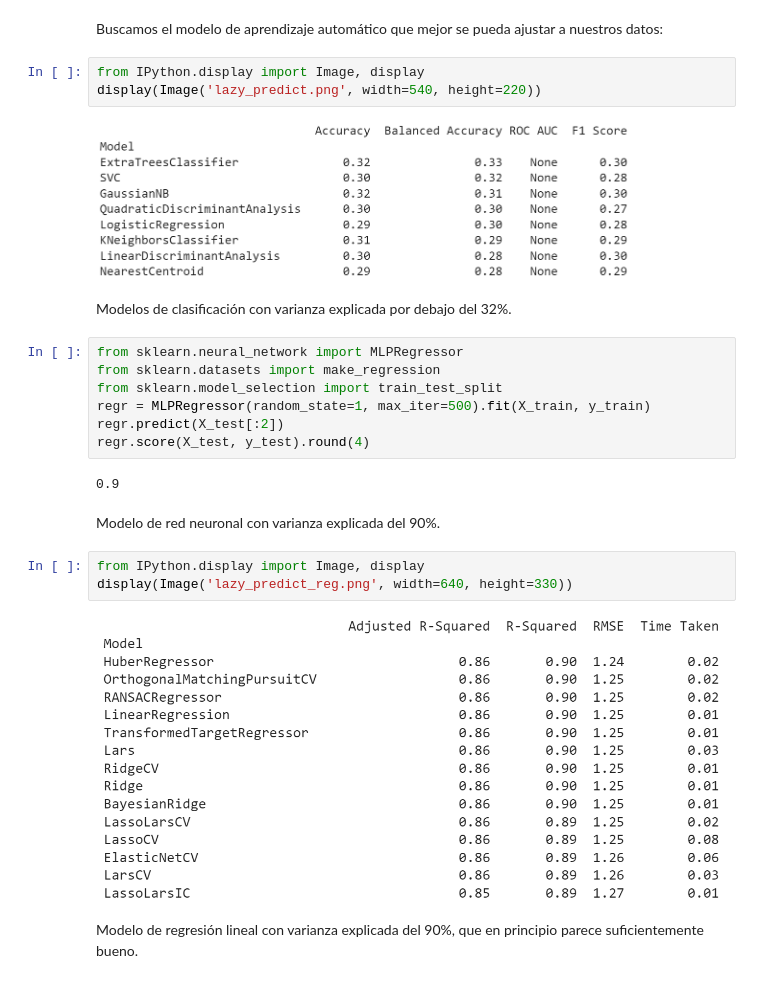
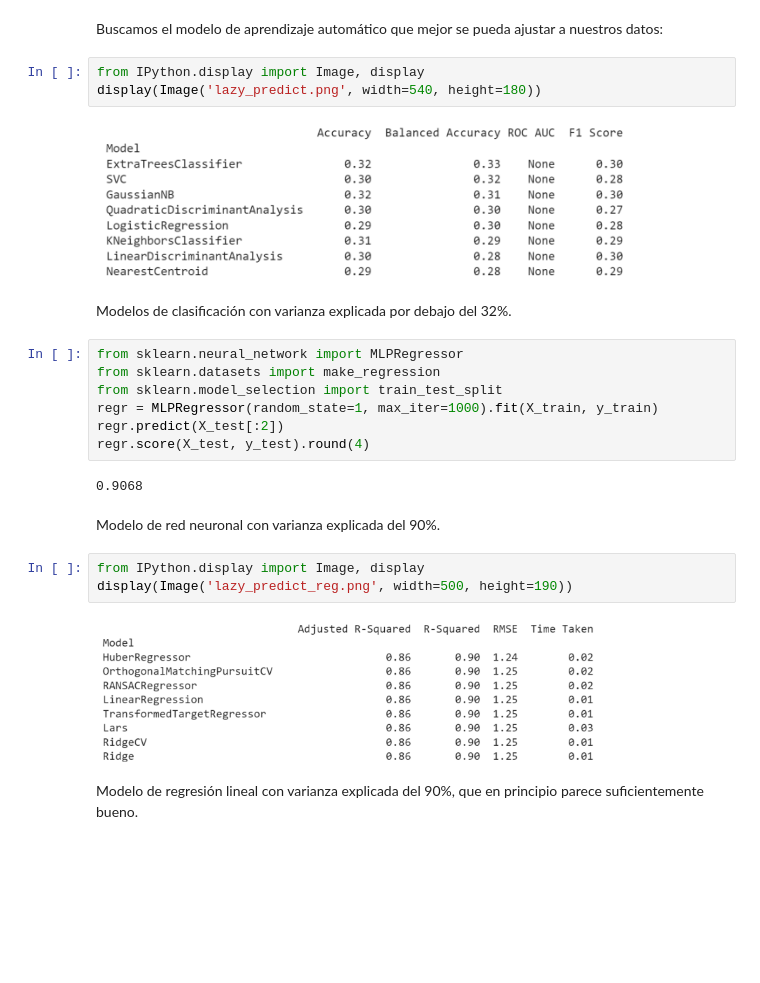
Before and after one commit to aar-x/random_league, a Jupyter notebook: M12_Una_liga_cualquiera.ipynb, the cells around one changed output. Saved outputs shown, nothing was run; the diff lists cells and outputs as text; blank space fills up the shorter version.

```diff
--- a/M12_Una_liga_cualquiera.ipynb
+++ b/M12_Una_liga_cualquiera.ipynb
@@ -371,27 +371,27 @@ Nos queda encontrar el modelo que mejor se ajuste y con mayor precisión nos per
 Buscamos el modelo de aprendizaje automático que mejor se pueda ajustar a nuestros datos:
 # %%
 from IPython.display import Image, display
-display(Image('lazy_predict.png', width=540, height=220))
+display(Image('lazy_predict.png', width=540, height=180))
 # %% [output]
-[figure, old version]
+[figure, new version]
 # %% [markdown]
 Modelos de clasificación con varianza explicada por debajo del 32%.
 # %%
 from sklearn.neural_network import MLPRegressor
 from sklearn.datasets import make_regression
 from sklearn.model_selection import train_test_split
-regr = MLPRegressor(random_state=1, max_iter=500).fit(X_train, y_train)
+regr = MLPRegressor(random_state=1, max_iter=1000).fit(X_train, y_train)
 regr.predict(X_test[:2])
 regr.score(X_test, y_test).round(4)
 # %% [output]
-0.9
+0.9068
 # %% [markdown]
 Modelo de red neuronal con varianza explicada del 90%.
 # %%
 from IPython.display import Image, display
-display(Image('lazy_predict_reg.png', width=640, height=330))
+display(Image('lazy_predict_reg.png', width=500, height=190))
 # %% [output]
-[figure, old version]
+[figure, new version]
 # %% [markdown]
 Modelo de regresión lineal con varianza explicada del 90%, que en principio parece suficientemente bueno.
 # %% [markdown]
```
Also changed, not shown: parts of 2 cells of this notebook.
